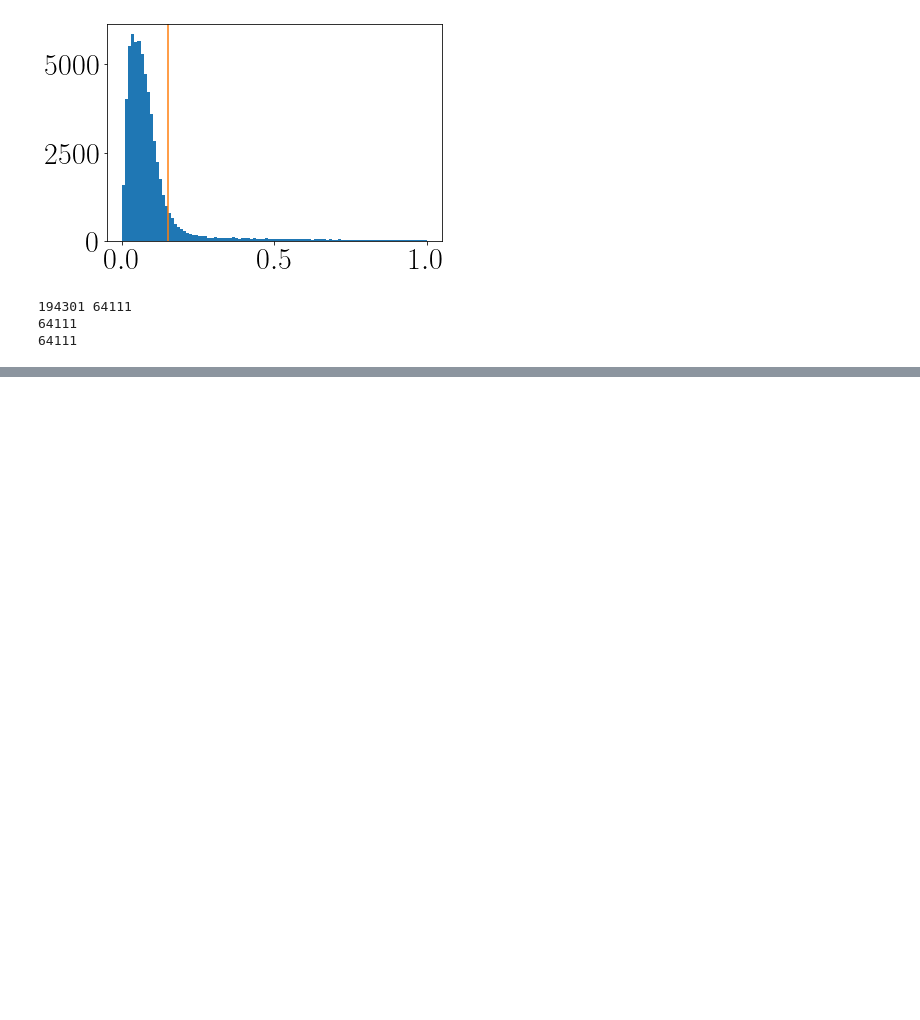
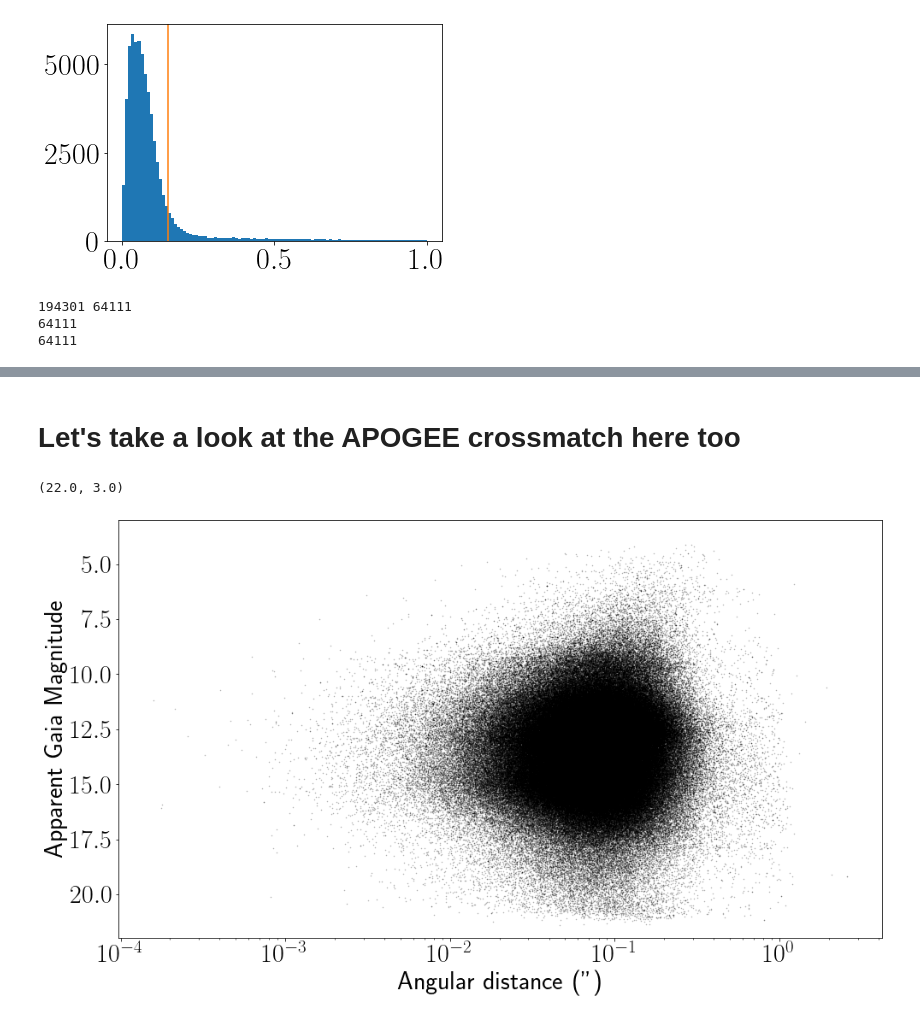
Before and after one commit to RuthAngus/kepler_kinematics, a Jupyter notebook: notebooks/Lamost_xmatching.ipynb, the cells around one changed output, grey strips where cells are left out. Saved outputs shown, nothing was run; the diff lists cells and outputs as text; code cells hidden in the pictures; blank space fills up the shorter version.

Commit message:
adding Data.ipynb

```diff
--- a/notebooks/Lamost_xmatching.ipynb
+++ b/notebooks/Lamost_xmatching.ipynb
@@ -277,0 +241,23 @@ Name: LAMOST, Length: 258363, dtype: object
+# %% [markdown]
+# Let's take a look at the APOGEE crossmatch here too
+# %%
+tbl = Table.read("../data/apogee_dr16_tmass_psc_edr3_xmatch.fits", format='fits')  # This is Joel's new version
+names = [name for name in tbl.colnames if len(tbl[name].shape) <= 1]
+apo3 = tbl[names].to_pandas()
+
+tbl = Table.read("../data/apogeedr16_stars.fits", format='fits')
+names = [name for name in tbl.colnames if len(tbl[name].shape) <= 1]
+apo2 = tbl[names].to_pandas()
+
+apo = pd.merge(apo2, apo3, how="left", left_on="GAIA_SOURCE_ID", right_on="dr2_source_id")
+
+plt.figure(figsize=(16, 9))
+plt.plot(apo.tmass_edr3_angular_distance, apo.GAIA_PHOT_G_MEAN_MAG, "k.", ms=3, alpha=.3, mec="none")
+
+plt.xscale("log")
+plt.xlabel("Angular distance ('')")
+plt.ylabel("Apparent Gaia Magnitude")
+plt.ylim(22, 3)
+# %% [output]
+(22.0, 3.0)
+[figure, added]
```
Also changed, not shown: parts of 15 cells of this notebook, 2 other files.
